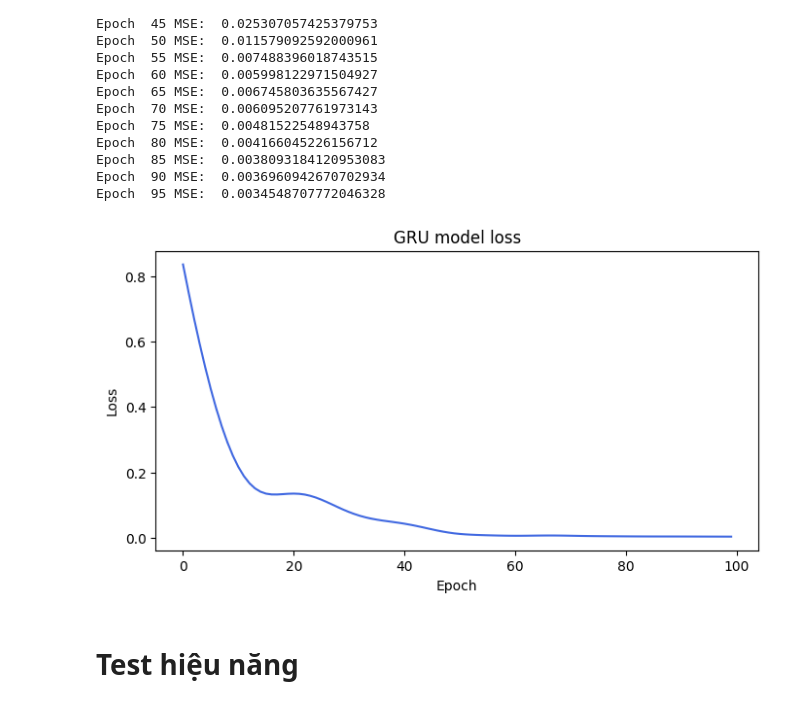
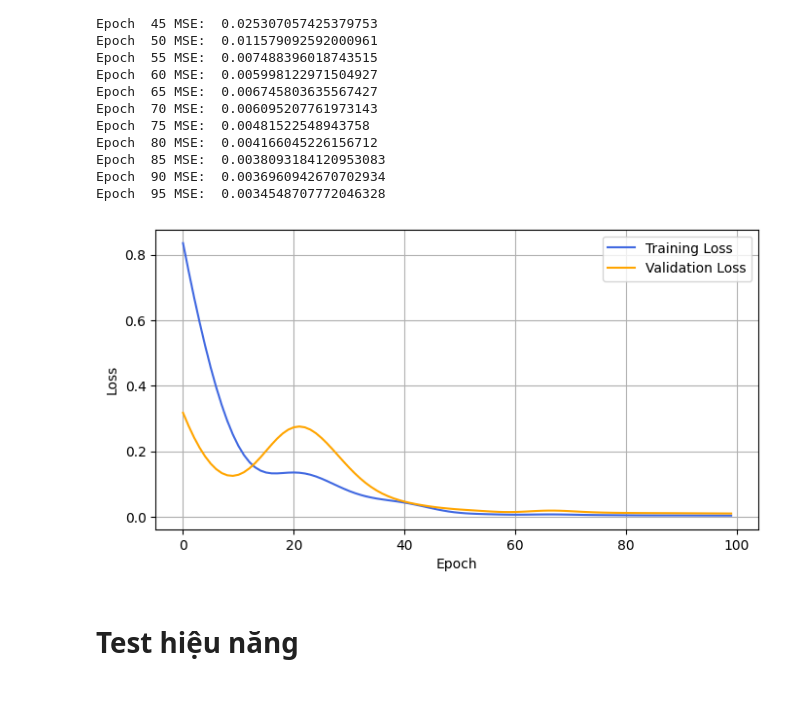
Before and after one commit to ThienNguyen3001/Stock-Price-Prediction-RNN-LSTM-GRU, a Jupyter notebook: stock_price_predict.ipynb, the cells around one changed output. Saved outputs shown, nothing was run; the diff lists cells and outputs as text; code cells hidden in the pictures.

```diff
--- a/stock_price_predict.ipynb
+++ b/stock_price_predict.ipynb
@@ -209,11 +209,15 @@ rnn_updater = torch.optim.Adam(rnn_model.parameters(), lr = lr)
 # %%
 #Training RNN model
 train_hist_rnn = np.zeros(num_epochs)
-
+val_hist_rnn = np.zeros(num_epochs)
 for epoch in range(num_epochs):
     y_train_pred_rnn = rnn_model(X_train)
     loss = rnn_criterion(y_train_pred_rnn, y_train_rnn)
     train_hist_rnn[epoch] = loss.item()
+    with torch.no_grad():
+        y_val_pred_rnn = rnn_model(X_test)
+        val_loss = rnn_criterion(y_val_pred_rnn, y_test_rnn)
+        val_hist_rnn[epoch] = val_loss.item()
     if epoch % 5 == 0:
       print("Epoch ", epoch, "MSE: ", loss.item())
     rnn_updater.zero_grad()
@@ -366,12 +372,15 @@ lstm_updater = torch.optim.Adam(lstm_model.parameters(), lr = lr)
 # %%
 #Training LSTM model
 train_hist_lstm = np.zeros(num_epochs)
-
+val_hist_lstm = np.zeros(num_epochs)
 for epoch in range(num_epochs):
     y_train_pred_lstm = lstm_model(X_train)
-
     loss = lstm_criterion(y_train_pred_lstm, y_train_lstm)
     train_hist_lstm[epoch] = loss.item()
+    with torch.no_grad():
+        y_val_pred_lstm = lstm_model(X_test)
+        val_loss = lstm_criterion(y_val_pred_lstm, y_test_lstm)
+        val_hist_lstm[epoch] = val_loss.item()
     if epoch % 5 == 0:
       print("Epoch ", epoch, "MSE: ", loss.item())
     lstm_updater.zero_grad()
@@ -418,12 +430,15 @@ gru_updater = torch.optim.Adam(gru_model.parameters(), lr = lr)
 # %%
 #Training GRU model
 train_hist_gru = np.zeros(num_epochs)
-
+val_hist_gru = np.zeros(num_epochs)
 for epoch in range(num_epochs):
     y_train_pred_gru = gru_model(X_train)
-
     loss = gru_criterion(y_train_pred_gru, y_train_gru)
     train_hist_gru[epoch] = loss.item()
+    with torch.no_grad():
+        y_val_pred_gru = gru_model(X_test)
+        val_loss = gru_criterion(y_val_pred_gru, y_test_gru)
+        val_hist_gru[epoch] = val_loss.item()
     if epoch % 5 == 0:
       print("Epoch ", epoch, "MSE: ", loss.item())
     gru_updater.zero_grad()
@@ -453,13 +468,14 @@ Epoch  95 MSE:  0.0034548707772046328
 # %%
 #Training loss for GRU model
 rcParams['figure.figsize'] = 8,4
-gru_loss_fig = sns.lineplot(data = train_hist_gru, color = 'royalblue')
+sns.lineplot(data = train_hist_gru, color = 'royalblue', label = 'Training Loss')
+sns.lineplot(data = val_hist_gru, color = 'orange', label = 'Validation Loss')
 plt.xlabel("Epoch")
 plt.ylabel("Loss")
-plt.title("GRU model loss")
-plt.show(gru_loss_fig);
+plt.grid(True)
+# plt.title("GRU model loss")
 # %% [output]
-[figure, old version]
+[figure, new version]
 # %% [markdown]
 # Test hiệu năng
 # %% [markdown]
```
Also changed, not shown: parts of 8 cells of this notebook.
